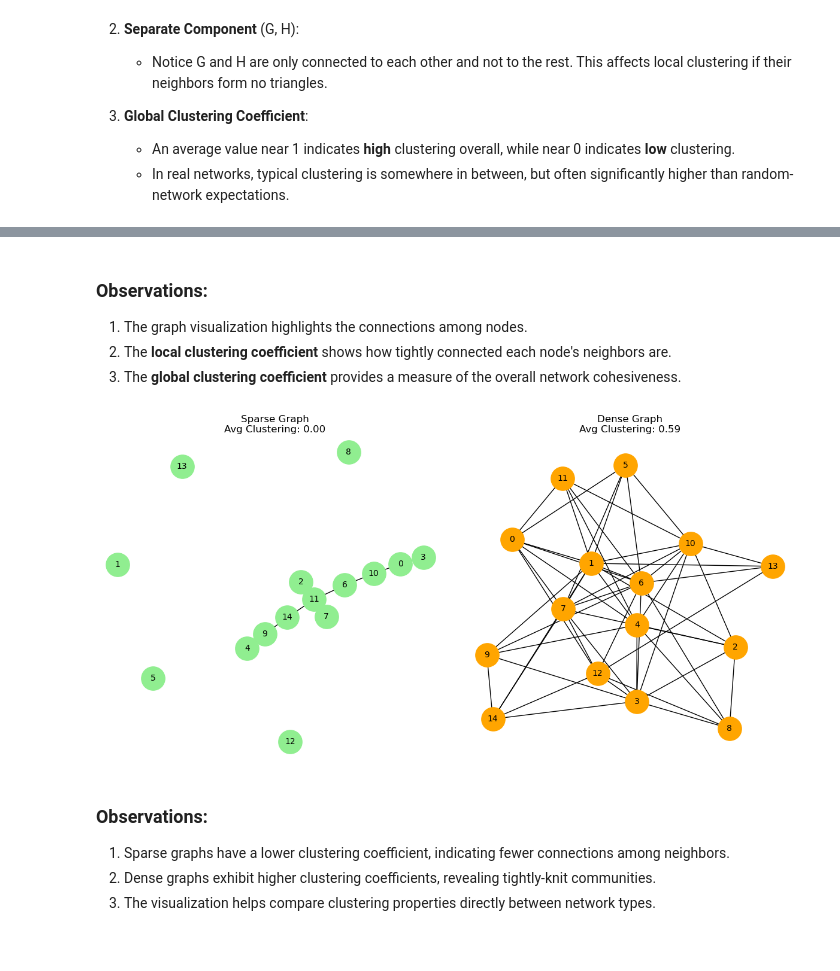
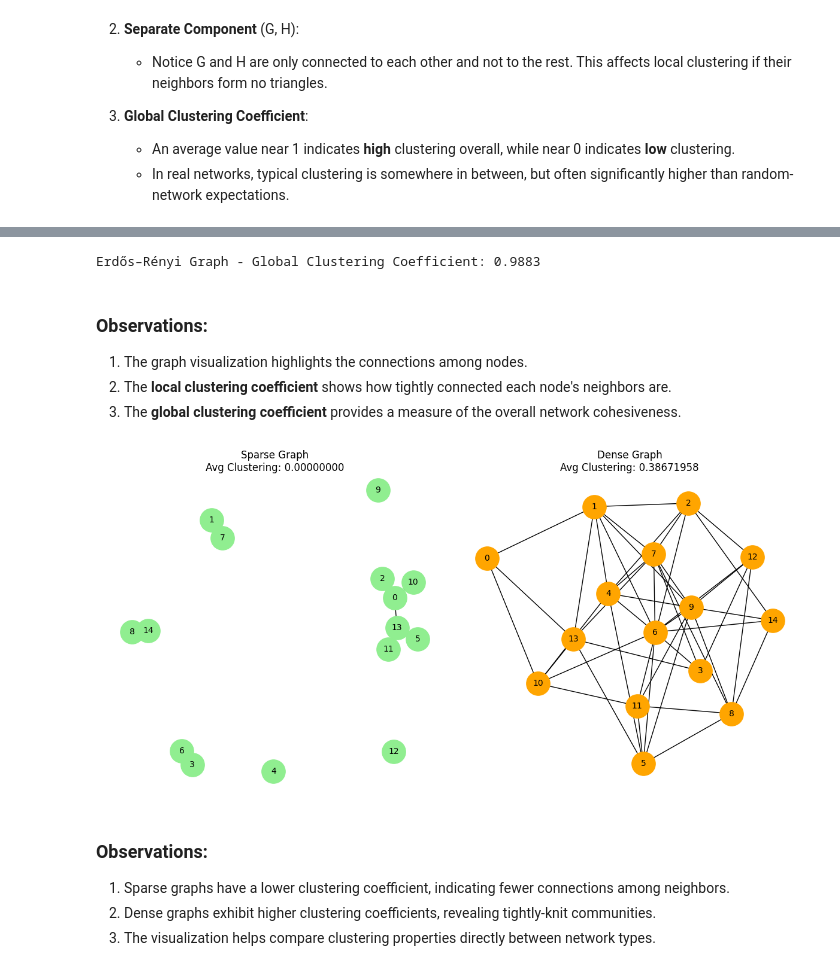
Before and after one commit to bgbg/ML-on-Graphs, a Jupyter notebook: 2_Basic_Network_Properties.ipynb, the cells around one changed output, grey strips where cells are left out. Cells and saved outputs as stored; diff of their text form; code cells hidden in the pictures.

```diff
--- a/2_Basic_Network_Properties.ipynb
+++ b/2_Basic_Network_Properties.ipynb
@@ -681,5 +704,11 @@ print("Global Clustering Coefficient:", global_clustering)
 Local Clustering Coefficients: {0: 1.0, 1: 0.3333333333333333, 2: 1.0, 3: 0, 4: 0, 5: 0, 6: 0}
 Global Clustering Coefficient: 0.2727272727272727
+# %%
+G_er = nx.erdos_renyi_graph(100, 0.99, seed=42)
+global_clustering_er = nx.transitivity(G_er)
+print(f"Erdős–Rényi Graph - Global Clustering Coefficient: {global_clustering_er:.4f}")
+# %% [output]
+Erdős–Rényi Graph - Global Clustering Coefficient: 0.9883
 # %% [markdown]
 ### **Observations:**
 
@@ -689,34 +718,34 @@ Global Clustering Coefficient: 0.2727272727272727
 # %%
 # Example: Comparing Clustering in Sparse and Dense Networks
 import networkx as nx
 import matplotlib.pyplot as plt
 
 # Sparse Graph
-G_sparse = nx.erdos_renyi_graph(15, 0.1)  # Low edge probability
+G_sparse = nx.erdos_renyi_graph(15, 0.05, seed=42)  # Low edge probability
 sparse_clustering = nx.average_clustering(G_sparse)
 
 # Dense Graph
 G_dense = nx.erdos_renyi_graph(15, 0.5)  # High edge probability
 dense_clustering = nx.average_clustering(G_dense)
 
 # Visualize Sparse Graph
 plt.figure(figsize=(12, 6))
 
 plt.subplot(1, 2, 1)
 nx.draw(
     G_sparse, with_labels=True, node_color="lightgreen", node_size=800, font_size=10
 )
-plt.title(f"Sparse Graph\nAvg Clustering: {sparse_clustering:.2f}")
+plt.title(f"Sparse Graph\nAvg Clustering: {sparse_clustering:.8f}")
 
 # Visualize Dense Graph
 plt.subplot(1, 2, 2)
 nx.draw(G_dense, with_labels=True, node_color="orange", node_size=800, font_size=10)
-plt.title(f"Dense Graph\nAvg Clustering: {dense_clustering:.2f}")
+plt.title(f"Dense Graph\nAvg Clustering: {dense_clustering:.8f}")
 
 plt.tight_layout()
 plt.show()
 # %% [output]
-[figure, old version]
+[figure, new version]
 # %% [markdown]
 ### **Observations:**
 
```
Also changed, not shown: parts of 18 cells of this notebook.
